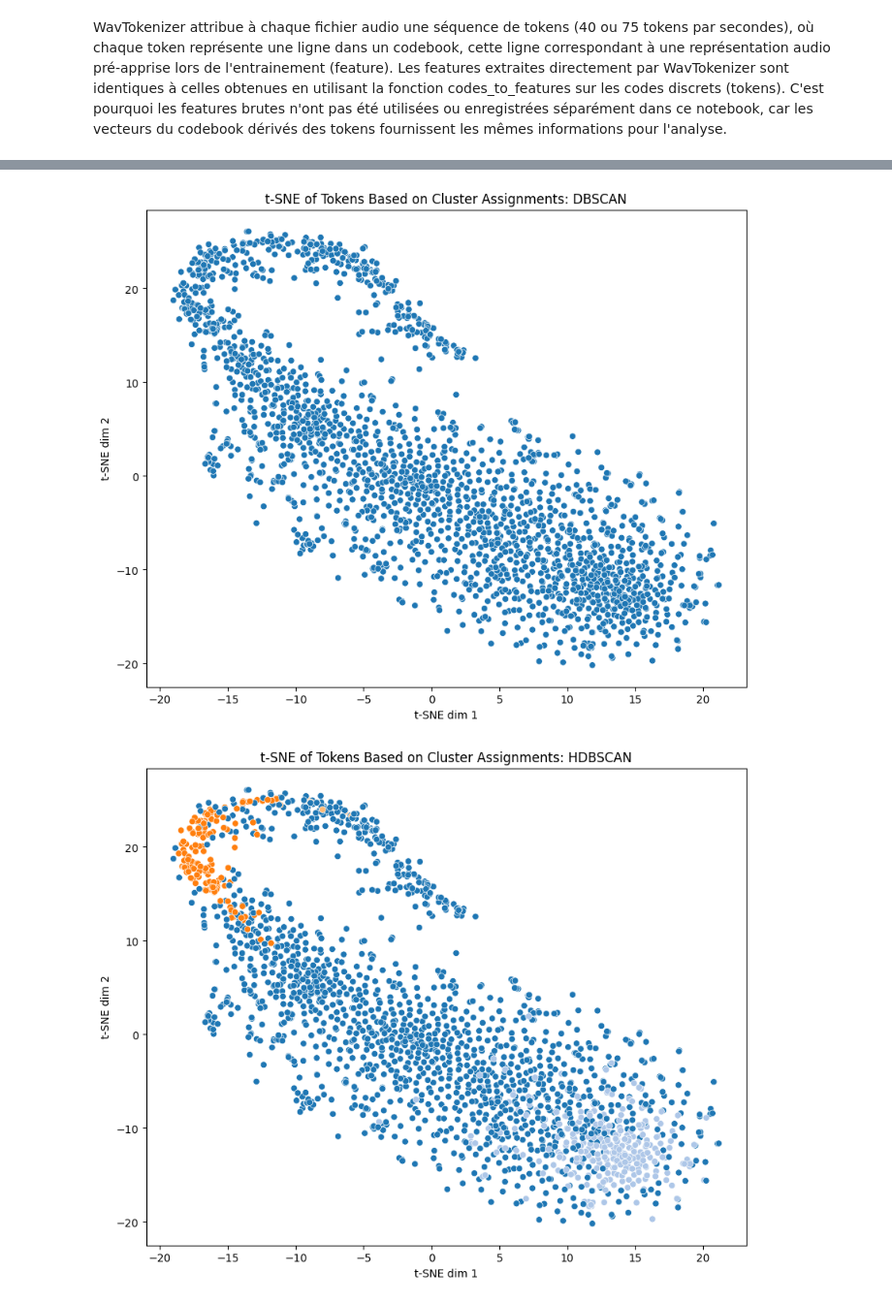
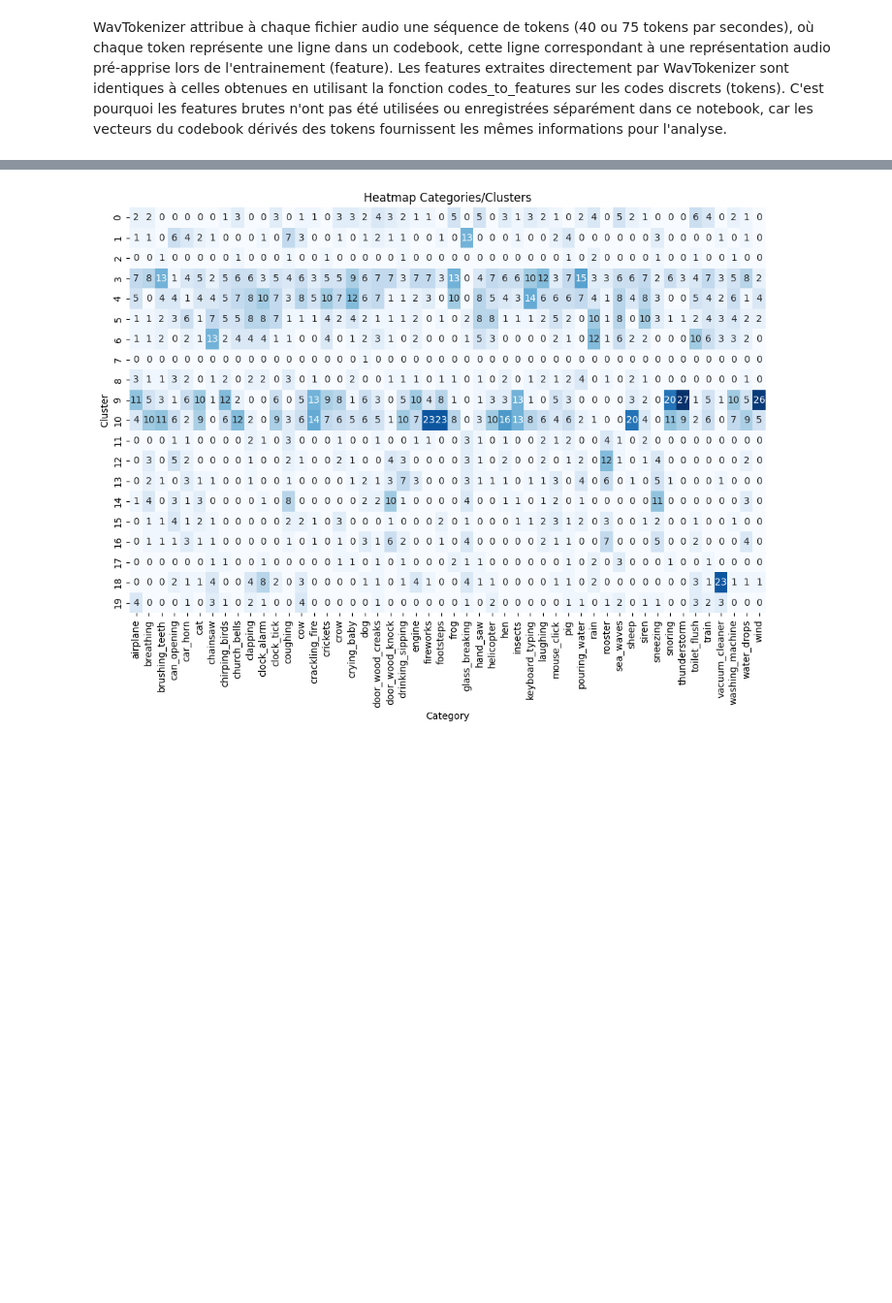
Before and after one commit to GhilesREDJDAL/Projet-M1-ISI-SSL-paysages-sonores, a Jupyter notebook: M1_Projet_ISI_Audio_SSL_paysage_sonore_notebook.ipynb, the cells around one changed output, grey strips where cells are left out. Shown at 97% size. Drawn from its saved outputs; the diff is of its cells as text; code cells hidden in the pictures; blank space fills up the shorter version.

Commit message:
Add files via upload
Modif order t-SNE/clustering, added heatmap clusters/gt. Added commented list/dict for later.

```diff
--- a/M1_Projet_ISI_Audio_SSL_paysage_sonore_notebook.ipynb
+++ b/M1_Projet_ISI_Audio_SSL_paysage_sonore_notebook.ipynb
@@ -249,44 +368,77 @@ plt.show()
 # %%
+# Clustering sequence de tokens (2000, 375): C
 # Nombre de clusters
 n_clusters = 20
 # Applique KMeans sur les séquences de tokens
+"""
+# Avec accès au dictionnaire file_data_list:
+tok_seq = np.vstack([file_data['tokens'] for file_data in file_data_list])
+"""
 kmeans_files = KMeans(n_clusters=n_clusters, random_state=42)
 kmeans_files.fit(tok_seq)
 
+"""
+# Example attribution cluster pour chaque fichier:
+
+for i, file_data in enumerate(files_data_list):
+    file_data['class'] = kmeans_files.labels_[i]
+
+"""
+
+
+# Applique t-SNE sur les séquences de tokens pour chaque algorithme de clustering
+resh_tsne_files = TSNE(n_components=2, perplexity=40, random_state=42).fit_transform(tok_seq)
+
+# Affiche le t-SNE des séquences de tokens coloré par les clusters KMeans
+plt.figure(figsize=(10, 8))
+sns.scatterplot(x=resh_tsne_files[:, 0], y=resh_tsne_files[:, 1], hue= kmeans_files.labels_, palette='tab20', legend=False)
+plt.title("t-SNE of Tokens Based on Cluster Assignments: KMeans")
+plt.xlabel("t-SNE dim 1")
+plt.ylabel("t-SNE dim 2")
+plt.tight_layout()
+plt.show()
+
+"""
 # Applique DBSCAN sur les séquences de tokens
 dbscan_files = DBSCAN(eps=0.5, min_samples=5)
 dbscan_files.fit(tok_seq)
+
+# Affiche le t-SNE des séquences de tokens coloré par les clusters DBSCAN
+plt.figure(figsize=(10, 8))
+sns.scatterplot(x=resh_tsne_files[:, 0], y=resh_tsne_files[:, 1], hue= dbscan_files.labels_, palette='tab20', legend=False)
+plt.title("t-SNE of Tokens Based on Cluster Assignments: DBSCAN")
+plt.xlabel("t-SNE dim 1")
+plt.ylabel("t-SNE dim 2")
+plt.tight_layout()
+plt.show()
 
 # Applique HDBSCAN sur les séquences de tokens
 hdbscan_files = HDBSCAN(min_cluster_size=5)
 hdbscan_files.fit(tok_seq)
 
-# Applique t-SNE sur les séquences de tokens pour chaque algorithme de clustering
-resh_tsne_kmeans_files = TSNE(n_components=2, perplexity=40, random_state=42).fit_transform(tok_seq)
-resh_tsne_dbscan_files = TSNE(n_components=2, perplexity=40, random_state=42).fit_transform(tok_seq)
-resh_tsne_hdbscan_files = TSNE(n_components=2, perplexity=40, random_state=42).fit_transform(tok_seq)
-
-# Affiche le t-SNE des séquences de tokens coloré par les clusters KMeans
-plt.figure(figsize=(10, 8))
-sns.scatterplot(x=resh_tsne_kmeans_files[:, 0], y=resh_tsne_kmeans_files[:, 1], hue= kmeans_files.labels_, palette='tab20', legend=False)
-plt.title("t-SNE of Tokens Based on Cluster Assignments: KMeans")
-plt.xlabel("t-SNE dim 1")
-plt.ylabel("t-SNE dim 2")
-plt.show()
-
-# Affiche le t-SNE des séquences de tokens coloré par les clusters DBSCAN
-plt.figure(figsize=(10, 8))
-sns.scatterplot(x=resh_tsne_dbscan_files[:, 0], y=resh_tsne_dbscan_files[:, 1], hue= dbscan_files.labels_, palette='tab20', legend=False)
-plt.title("t-SNE of Tokens Based on Cluster Assignments: DBSCAN")
-plt.xlabel("t-SNE dim 1")
-plt.ylabel("t-SNE dim 2")
-plt.show()
-
 # Affiche le t-SNE des séquences de tokens coloré par les clusters HDBSCAN
 plt.figure(figsize=(10, 8))
-sns.scatterplot(x=resh_tsne_hdbscan_files[:, 0], y=resh_tsne_hdbscan_files[:, 1], hue= hdbscan_files.labels_, palette='tab20', legend=False)
+sns.scatterplot(x=resh_tsne_files[:, 0], y=resh_tsne_files[:, 1], hue= hdbscan_files.labels_, palette='tab20', legend=False)
 plt.title("t-SNE of Tokens Based on Cluster Assignments: HDBSCAN")
 plt.xlabel("t-SNE dim 1")
 plt.ylabel("t-SNE dim 2")
+plt.tight_layout()
 plt.show()
+"""
+
+kmeans_labels = kmeans_files.labels_
+
+gt_cat = np.array(meta_df['category'])
+
+cats_in_clusters =  pd.DataFrame({'cluster': kmeans_labels, 'category': gt_cat})
+
+cluster_comp = pd.crosstab(cats_in_clusters['cluster'], cats_in_clusters['category'])
+
+plt.figure(figsize=(10, 8))
+sns.heatmap(cluster_comp, annot=True, fmt='d', cmap='Blues', cbar=False)
+plt.title("Heatmap Categories/Clusters")
+plt.xlabel("Category")
+plt.ylabel("Cluster")
+plt.tight_layout()
+plt.show()
 # %% [output]
@@ -294,2 +446 @@ plt.show()
-[figure, old version]
+[figure, new version]
-[figure, removed]
```
Also changed, not shown: parts of 29 cells of this notebook.
